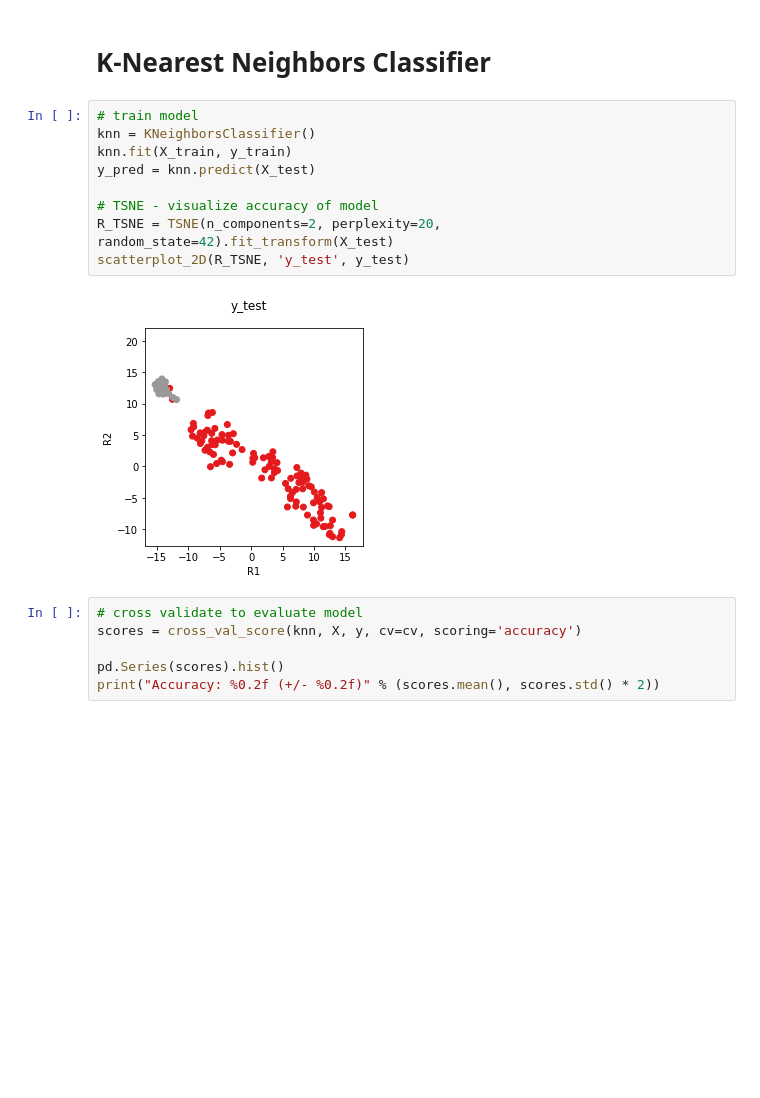
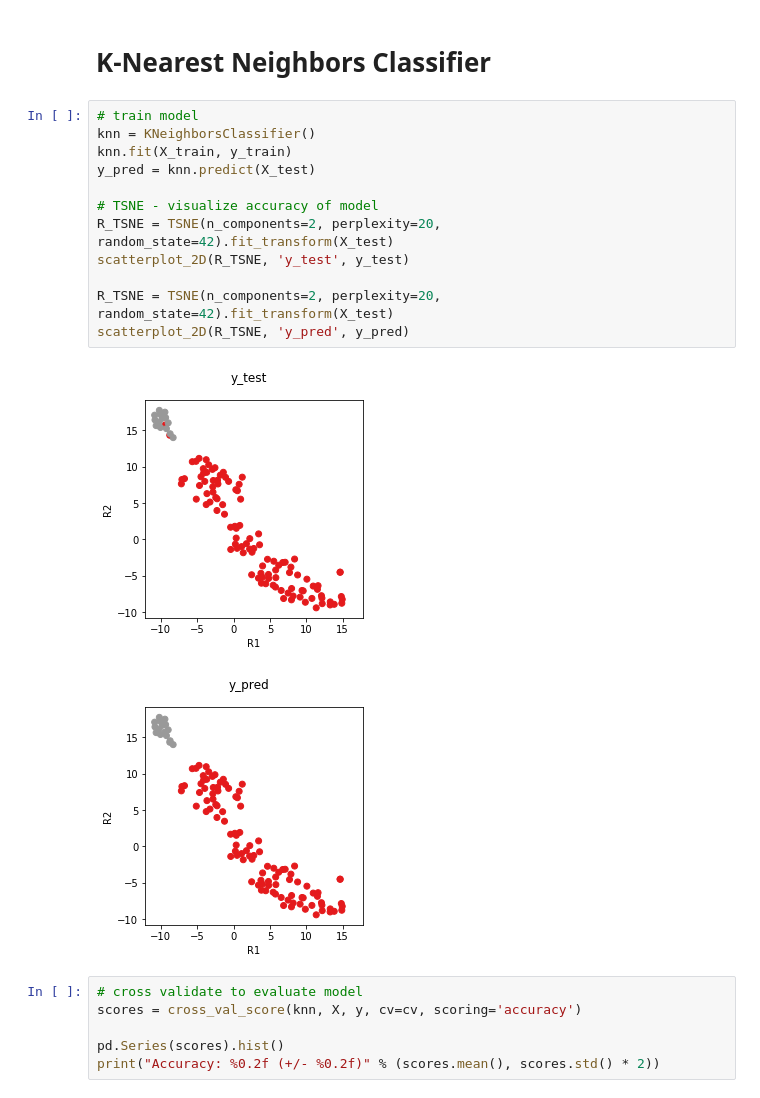
Before and after one commit to JoeJessee/rCCC_clinical_clustering, a Jupyter notebook: Final Project 3.ipynb, the cells around one changed output. Cells and saved outputs as stored; diff of their text form; blank space fills up the shorter version.

```diff
--- a/Final Project 3.ipynb
+++ b/Final Project 3.ipynb
@@ -663,14 +667,18 @@ Accuracy: 0.98 (+/- 0.02)
 # %%
 # train model
 knn = KNeighborsClassifier()
 knn.fit(X_train, y_train)
 y_pred = knn.predict(X_test)
 
 # TSNE - visualize accuracy of model
 R_TSNE = TSNE(n_components=2, perplexity=20, random_state=42).fit_transform(X_test)
 scatterplot_2D(R_TSNE, 'y_test', y_test)
+
+R_TSNE = TSNE(n_components=2, perplexity=20, random_state=42).fit_transform(X_test)
+scatterplot_2D(R_TSNE, 'y_pred', y_pred)
 # %% [output]
-[figure, old version]
+[figure, new version]
+[figure, added]
 # %%
 # cross validate to evaluate model
 scores = cross_val_score(knn, X, y, cv=cv, scoring='accuracy')
```
Also changed, not shown: parts of 11 cells of this notebook, 1 other file.
